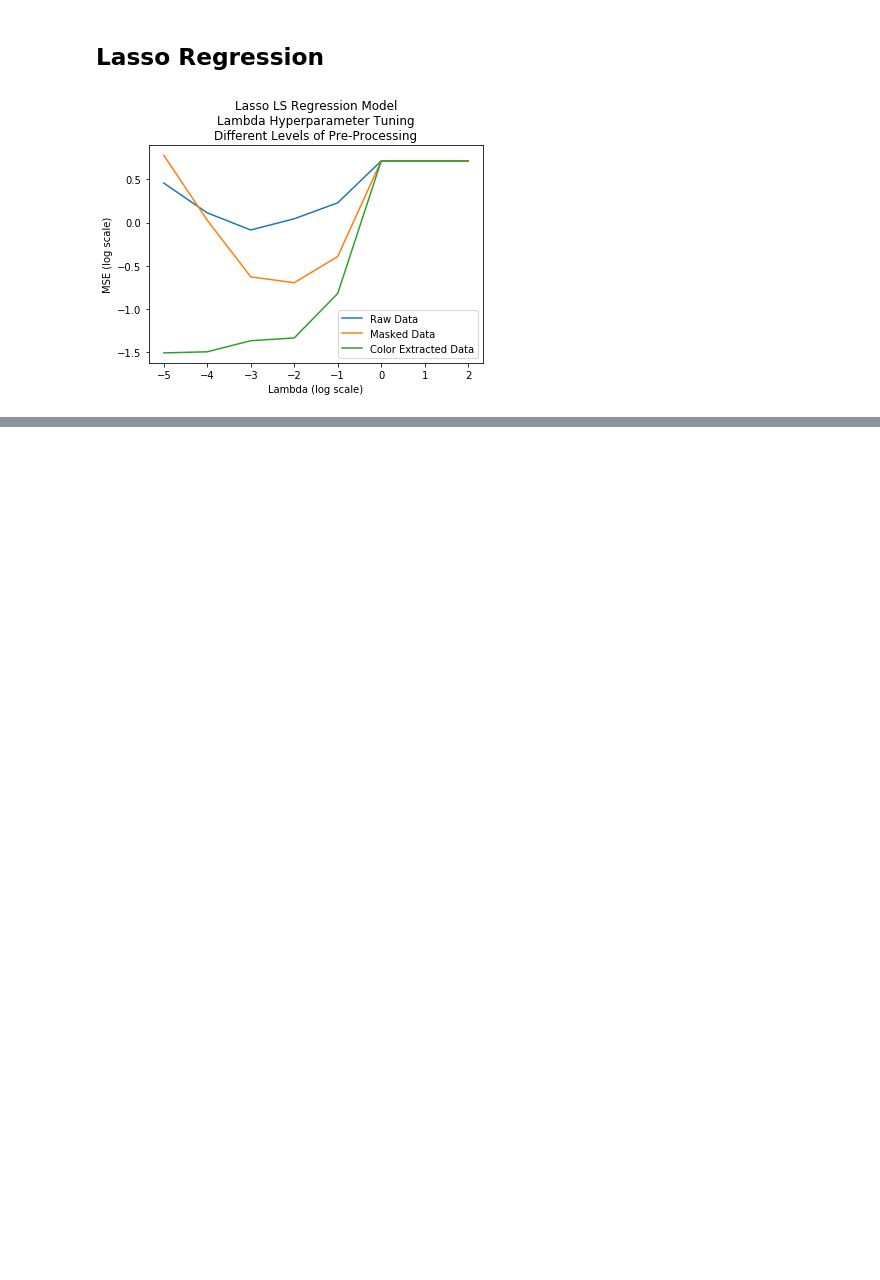
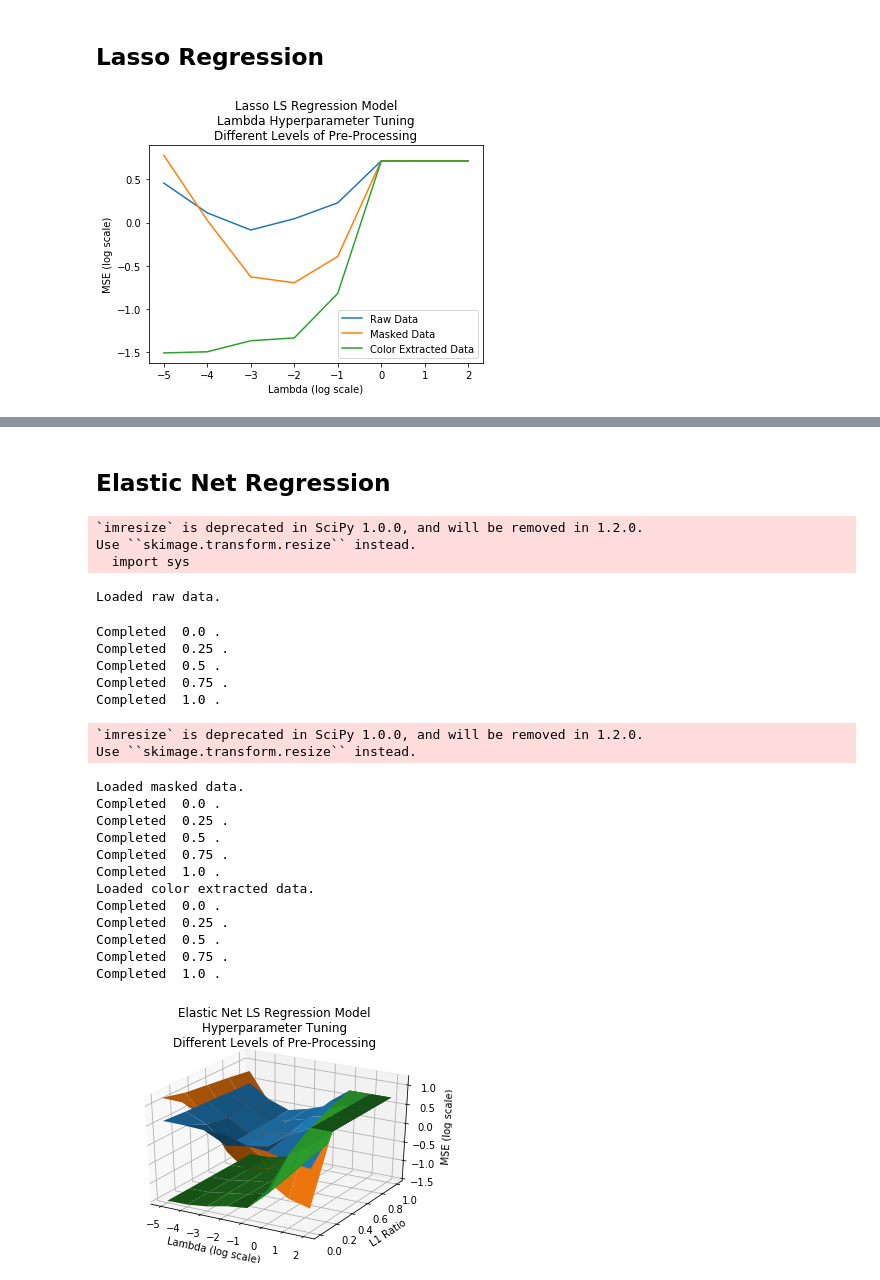
Before and after one commit to mattsit/ph-machine-learning, a Jupyter notebook: ridge_on_different_amounts_of_preprocessing/DifferentPreProcessing.ipynb, the cells around one changed output, grey strips where cells are left out. Drawn from its saved outputs; the diff is of its cells as text; code cells hidden in the pictures; blank space fills up the shorter version.

```diff
--- a/ridge_on_different_amounts_of_preprocessing/DifferentPreProcessing.ipynb
+++ b/ridge_on_different_amounts_of_preprocessing/DifferentPreProcessing.ipynb
@@ -101,0 +169,56 @@ plt.show()
+# %% [markdown]
+## Elastic Net Regression
+# %%
+fig = plt.figure()
+ax = fig.gca(projection='3d')
+
+for loader in [load_raw, load_masked, load_color]:
+    X, Y, YScaler = loader()
+    lmdas = []
+    l1_ratios = []
+    test_errors = []
+    for l1_ratio in np.arange(0, 1.1, 0.25):
+        curr_lmdas = []
+        curr_l1_ratios = []
+        curr_test_errors = []
+        for l in [1e-5, 1e-4, 1e-3, 1e-2, 1e-1, 1, 1e1, 1e2]:
+            elastic_m = ElasticNetLSRegressionModel(l, l1_ratio)
+            curr_lmdas += [l]
+            curr_l1_ratios += [l1_ratio]
+            curr_test_errors += [computeTestError(elastic_m, X, Y, YScaler)]
+        lmdas += [curr_lmdas]
+        l1_ratios += [curr_l1_ratios]
+        test_errors += [curr_test_errors]
+        print('Completed ', l1_ratio, '.')
+    ax.plot_surface(np.log10(lmdas), np.asarray(l1_ratios), np.log10(test_errors))
+
+ax.set_xlabel('Lambda (log scale)')
+ax.set_ylabel('L1 Ratio')
+ax.set_zlabel('MSE (log scale)')
+plt.title('Elastic Net LS Regression Model\nHyperparameter Tuning\nDifferent Levels of Pre-Processing')
+plt.show()
+# %% [output]
+`imresize` is deprecated in SciPy 1.0.0, and will be removed in 1.2.0.
+Use ``skimage.transform.resize`` instead.
+  import sys
+Loaded raw data.
+Completed  0.0 .
+Completed  0.25 .
+Completed  0.5 .
+Completed  0.75 .
+Completed  1.0 .
+`imresize` is deprecated in SciPy 1.0.0, and will be removed in 1.2.0.
+Use ``skimage.transform.resize`` instead.
+Loaded masked data.
+Completed  0.0 .
+Completed  0.25 .
+Completed  0.5 .
+Completed  0.75 .
+Completed  1.0 .
+Loaded color extracted data.
+Completed  0.0 .
+Completed  0.25 .
+Completed  0.5 .
+Completed  0.75 .
+Completed  1.0 .
+[figure, added]
```
Also changed, not shown: parts of 8 cells of this notebook, 4 other files.
